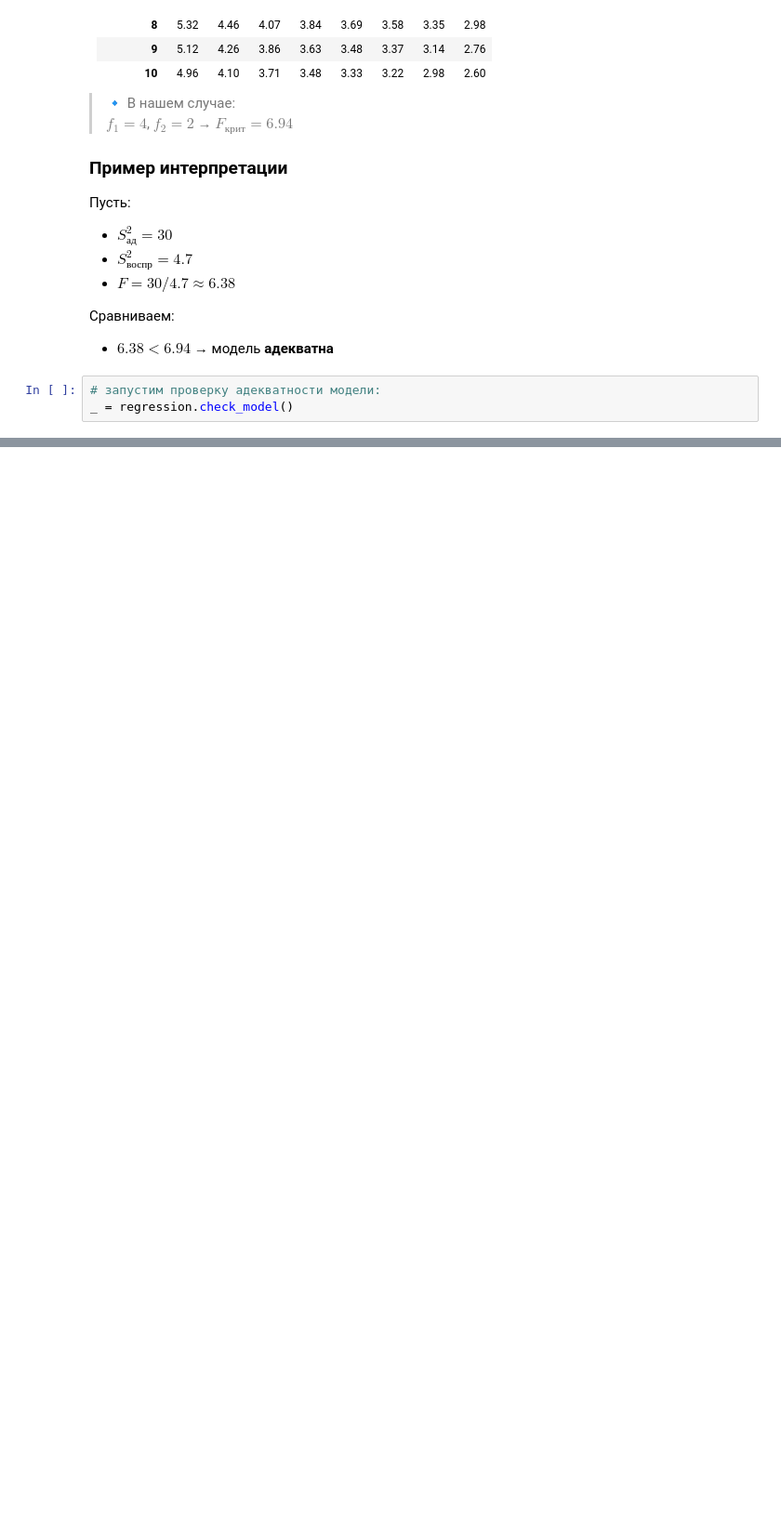
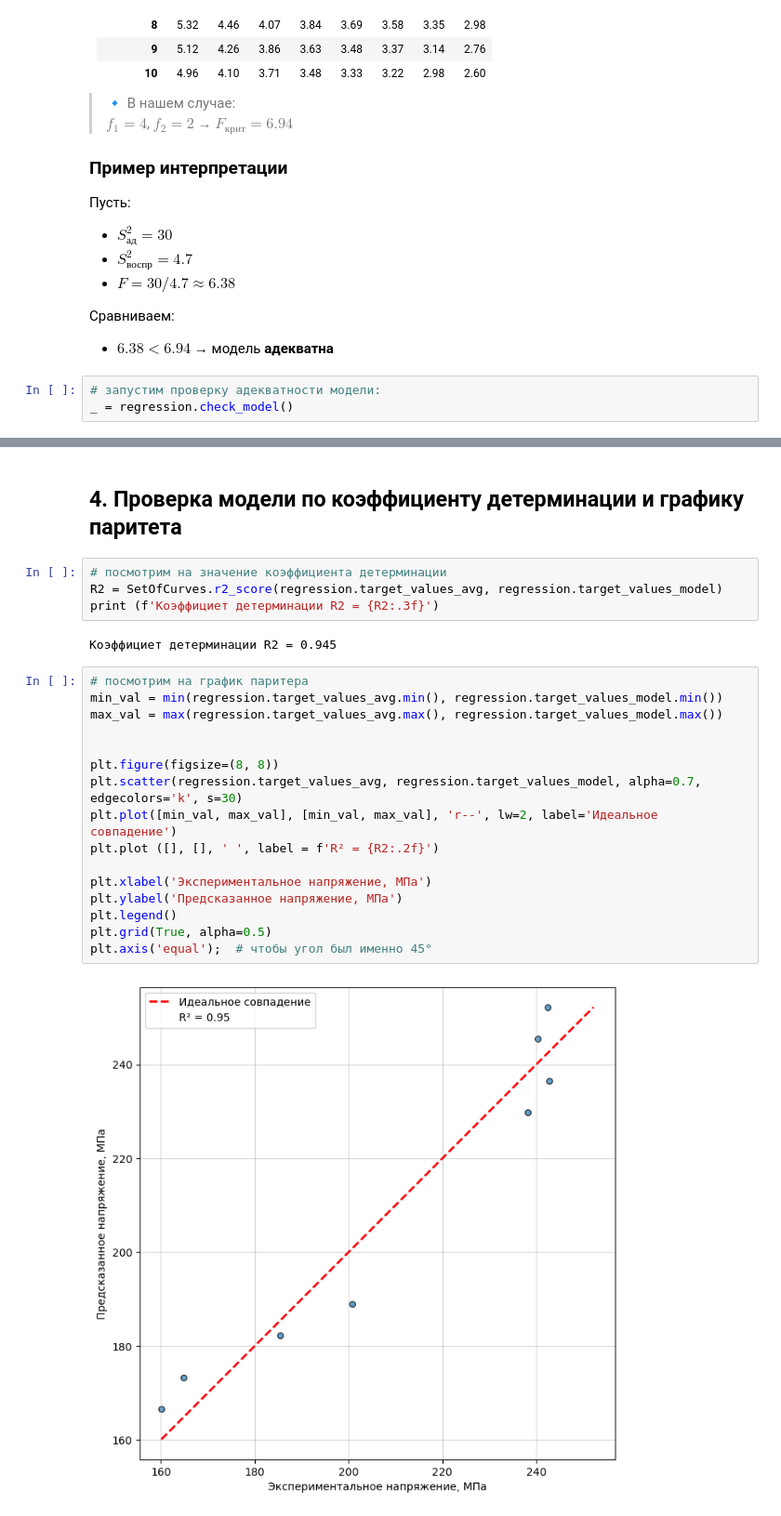
Before and after one commit to AlexanderASidorov/tension_test_calculations, a Jupyter notebook: bin/Lection_010.ipynb, the cells around one changed output, grey strips where cells are left out. Shown at 93% size. Cells and saved outputs as stored; diff of their text form; blank space fills up the shorter version.

```diff
--- a/bin/Lection_010.ipynb
+++ b/bin/Lection_010.ipynb
@@ -330,0 +353,26 @@ _ = regression.check_model()
+# %% [markdown]
+## 4. Проверка модели по коэффициенту детерминации и графику паритета
+# %%
+# посмотрим на значение коэффициента детерминации
+R2 = SetOfCurves.r2_score(regression.target_values_avg, regression.target_values_model)
+print (f'Коэффициет детерминации R2 = {R2:.3f}')
+# %% [output]
+Коэффициет детерминации R2 = 0.945
+# %%
+# посмотрим на график паритера
+min_val = min(regression.target_values_avg.min(), regression.target_values_model.min())
+max_val = max(regression.target_values_avg.max(), regression.target_values_model.max())
+
+
+plt.figure(figsize=(8, 8))
+plt.scatter(regression.target_values_avg, regression.target_values_model, alpha=0.7, edgecolors='k', s=30)
+plt.plot([min_val, max_val], [min_val, max_val], 'r--', lw=2, label='Идеальное совпадение')
+plt.plot ([], [], ' ', label = f'R² = {R2:.2f}')
+
+plt.xlabel('Экспериментальное напряжение, МПа')
+plt.ylabel('Предсказанное напряжение, МПа')
+plt.legend()
+plt.grid(True, alpha=0.5)
+plt.axis('equal');  # чтобы угол был именно 45°
+# %% [output]
+[figure, added]
```
Also changed, not shown: parts of 10 cells of this notebook, 1 other file.
